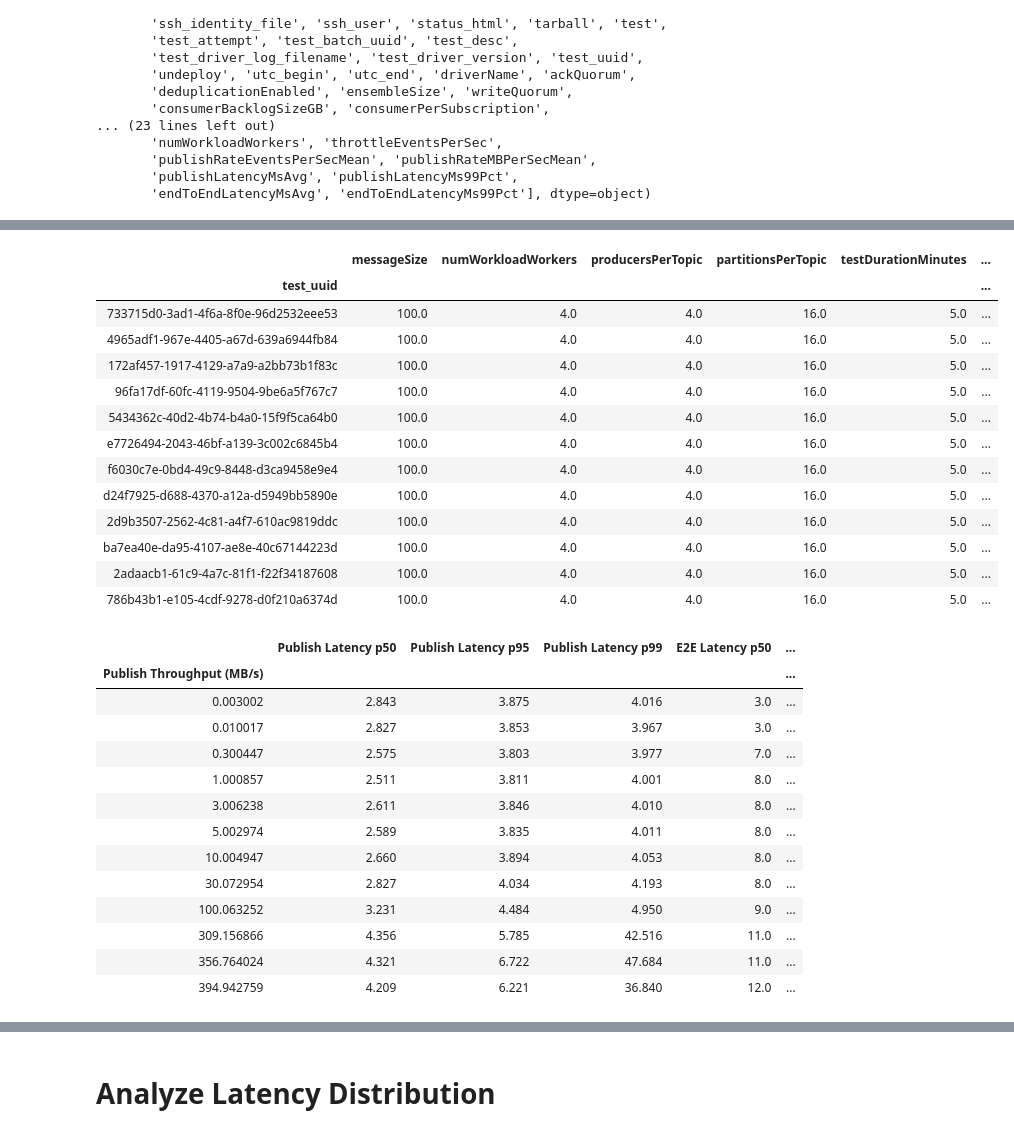
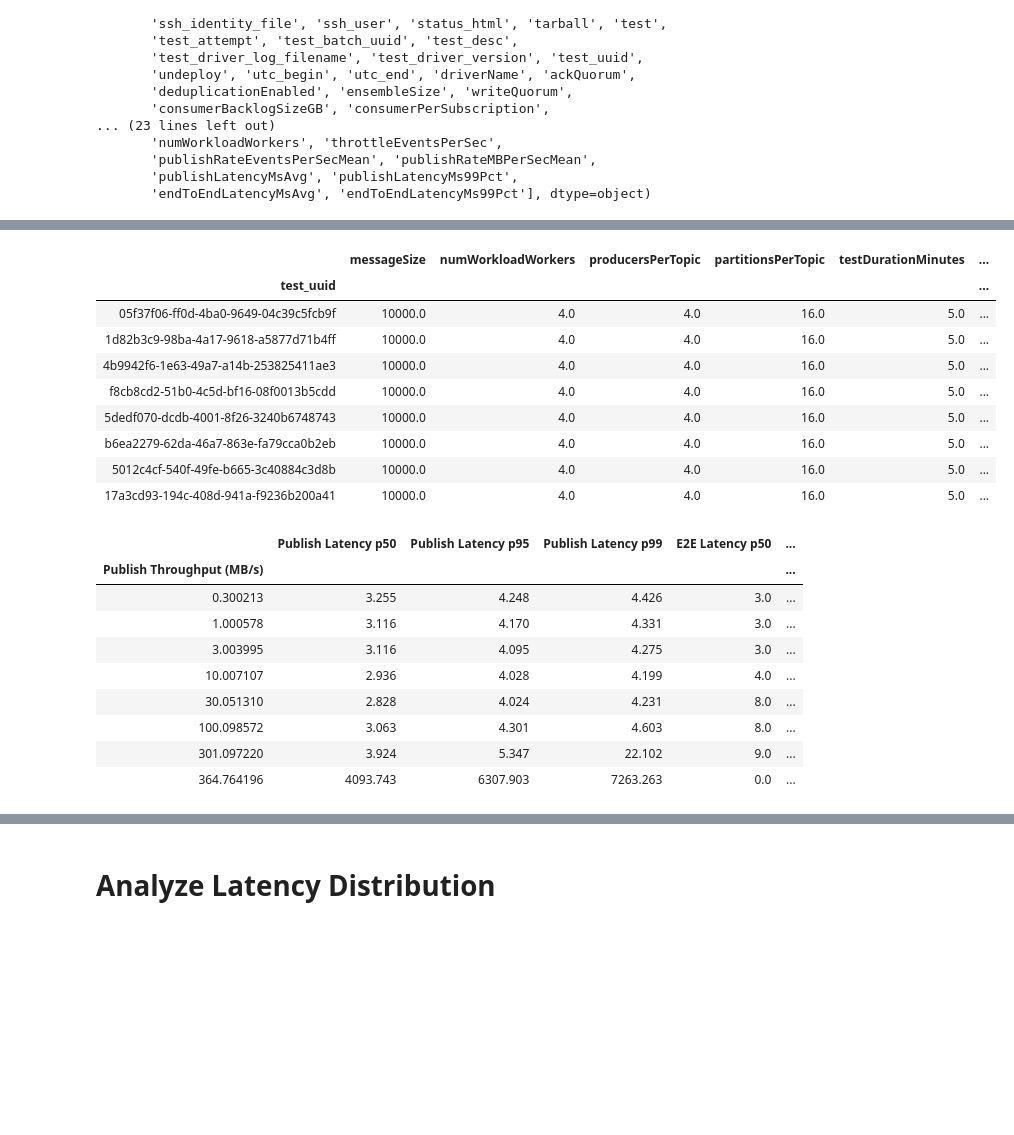
Before and after one commit to pravega/openmessaging-benchmark, a Jupyter notebook: results-analyzer/results-analyzer-2.ipynb, the cells around one changed output, grey strips where cells are left out. Cells and saved outputs as stored; diff of their text form; code cells hidden in the pictures; blank space fills up the shorter version.

```diff
--- a/results-analyzer/results-analyzer-2.ipynb
+++ b/results-analyzer/results-analyzer-2.ipynb
@@ -164,34 +164,30 @@ df.head()
 | 25ac50a5-8fb3-451f-b925-57ab2f54b158 | 100.0 | 2.0 | 1.0 | 1.0 | 1.0 | ... |
 | 7a8c6fe9-b353-4e35-9a6b-24e0cb4ecf28 | 100.0 | 2.0 | 1.0 | 1.0 | 1.0 | ... |
 # %%
-messageSize = 100
+messageSize = 10000
 filt_df = filter_dataframe(
     clean_df,
     driverName='Pulsar',
     messageSize=messageSize,
     numWorkloadWorkers=4,
     producersPerTopic=4,
     partitionsPerTopic=16,
     deduplicationEnabled=True,
     testDurationMinutes=5,
 
 )
 filt_df[cols].sort_values(['publishRateMBPerSecMean'], ascending=False)
 # %% [output]
 |  | messageSize | numWorkloadWorkers | producersPerTopic | partitionsPerTopic | testDurationMinutes | ... |
 | test_uuid |  |  |  |  |  | ... |
-| 733715d0-3ad1-4f6a-8f0e-96d2532eee53 | 100.0 | 4.0 | 4.0 | 16.0 | 5.0 | ... |
-| 4965adf1-967e-4405-a67d-639a6944fb84 | 100.0 | 4.0 | 4.0 | 16.0 | 5.0 | ... |
-| 172af457-1917-4129-a7a9-a2bb73b1f83c | 100.0 | 4.0 | 4.0 | 16.0 | 5.0 | ... |
-| 96fa17df-60fc-4119-9504-9be6a5f767c7 | 100.0 | 4.0 | 4.0 | 16.0 | 5.0 | ... |
-| 5434362c-40d2-4b74-b4a0-15f9f5ca64b0 | 100.0 | 4.0 | 4.0 | 16.0 | 5.0 | ... |
-| e7726494-2043-46bf-a139-3c002c6845b4 | 100.0 | 4.0 | 4.0 | 16.0 | 5.0 | ... |
-| f6030c7e-0bd4-49c9-8448-d3ca9458e9e4 | 100.0 | 4.0 | 4.0 | 16.0 | 5.0 | ... |
-| d24f7925-d688-4370-a12a-d5949bb5890e | 100.0 | 4.0 | 4.0 | 16.0 | 5.0 | ... |
-| 2d9b3507-2562-4c81-a4f7-610ac9819ddc | 100.0 | 4.0 | 4.0 | 16.0 | 5.0 | ... |
-| ba7ea40e-da95-4107-ae8e-40c67144223d | 100.0 | 4.0 | 4.0 | 16.0 | 5.0 | ... |
-| 2adaacb1-61c9-4a7c-81f1-f22f34187608 | 100.0 | 4.0 | 4.0 | 16.0 | 5.0 | ... |
-| 786b43b1-e105-4cdf-9278-d0f210a6374d | 100.0 | 4.0 | 4.0 | 16.0 | 5.0 | ... |
+| 05f37f06-ff0d-4ba0-9649-04c39c5fcb9f | 10000.0 | 4.0 | 4.0 | 16.0 | 5.0 | ... |
+| 1d82b3c9-98ba-4a17-9618-a5877d71b4ff | 10000.0 | 4.0 | 4.0 | 16.0 | 5.0 | ... |
+| 4b9942f6-1e63-49a7-a14b-253825411ae3 | 10000.0 | 4.0 | 4.0 | 16.0 | 5.0 | ... |
+| f8cb8cd2-51b0-4c5d-bf16-08f0013b5cdd | 10000.0 | 4.0 | 4.0 | 16.0 | 5.0 | ... |
+| 5dedf070-dcdb-4001-8f26-3240b6748743 | 10000.0 | 4.0 | 4.0 | 16.0 | 5.0 | ... |
+| b6ea2279-62da-46a7-863e-fa79cca0b2eb | 10000.0 | 4.0 | 4.0 | 16.0 | 5.0 | ... |
+| 5012c4cf-540f-49fe-b665-3c40884c3d8b | 10000.0 | 4.0 | 4.0 | 16.0 | 5.0 | ... |
+| 17a3cd93-194c-408d-941a-f9236b200a41 | 10000.0 | 4.0 | 4.0 | 16.0 | 5.0 | ... |
 # %%
 plot_df = (filt_df
     .set_index(['publishRateMBPerSecMean'])
@@ -219,18 +215,14 @@ plot_df
 # %% [output]
 |  | Publish Latency p50 | Publish Latency p95 | Publish Latency p99 | E2E Latency p50 | ... |
 | Publish Throughput (MB/s) |  |  |  |  | ... |
-| 0.003002 | 2.843 | 3.875 | 4.016 | 3.0 | ... |
-| 0.010017 | 2.827 | 3.853 | 3.967 | 3.0 | ... |
-| 0.300447 | 2.575 | 3.803 | 3.977 | 7.0 | ... |
-| 1.000857 | 2.511 | 3.811 | 4.001 | 8.0 | ... |
-| 3.006238 | 2.611 | 3.846 | 4.010 | 8.0 | ... |
-| 5.002974 | 2.589 | 3.835 | 4.011 | 8.0 | ... |
-| 10.004947 | 2.660 | 3.894 | 4.053 | 8.0 | ... |
-| 30.072954 | 2.827 | 4.034 | 4.193 | 8.0 | ... |
-| 100.063252 | 3.231 | 4.484 | 4.950 | 9.0 | ... |
-| 309.156866 | 4.356 | 5.785 | 42.516 | 11.0 | ... |
-| 356.764024 | 4.321 | 6.722 | 47.684 | 11.0 | ... |
-| 394.942759 | 4.209 | 6.221 | 36.840 | 12.0 | ... |
+| 0.300213 | 3.255 | 4.248 | 4.426 | 3.0 | ... |
+| 1.000578 | 3.116 | 4.170 | 4.331 | 3.0 | ... |
+| 3.003995 | 3.116 | 4.095 | 4.275 | 3.0 | ... |
+| 10.007107 | 2.936 | 4.028 | 4.199 | 4.0 | ... |
+| 30.051310 | 2.828 | 4.024 | 4.231 | 8.0 | ... |
+| 100.098572 | 3.063 | 4.301 | 4.603 | 8.0 | ... |
+| 301.097220 | 3.924 | 5.347 | 22.102 | 9.0 | ... |
+| 364.764196 | 4093.743 | 6307.903 | 7263.263 | 0.0 | ... |
 # %%
 title = 'Message Size %d' % (messageSize)
 ax = plot_df.plot(
```
Also changed, not shown: parts of 4 cells of this notebook, 1 other file.
